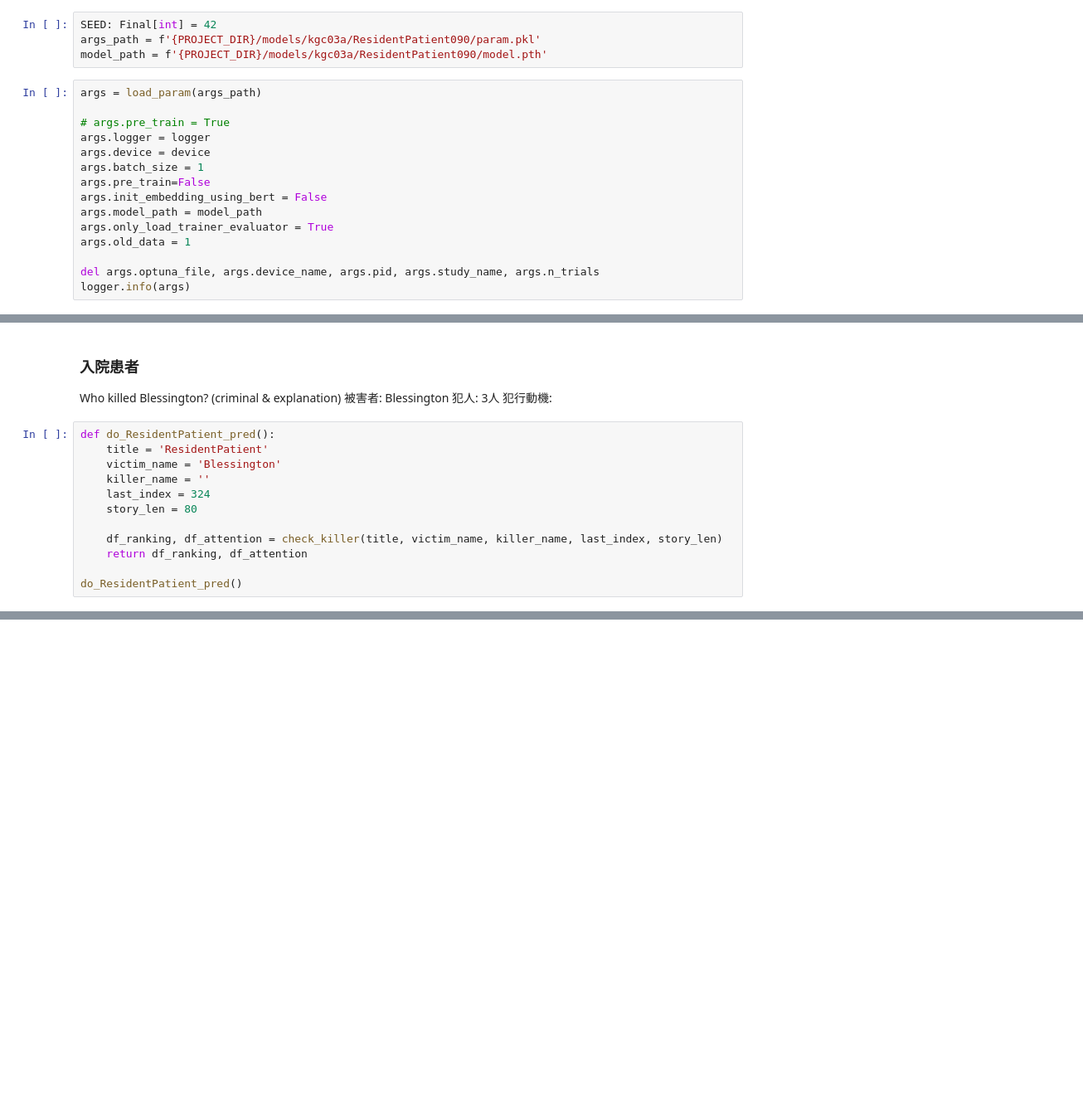
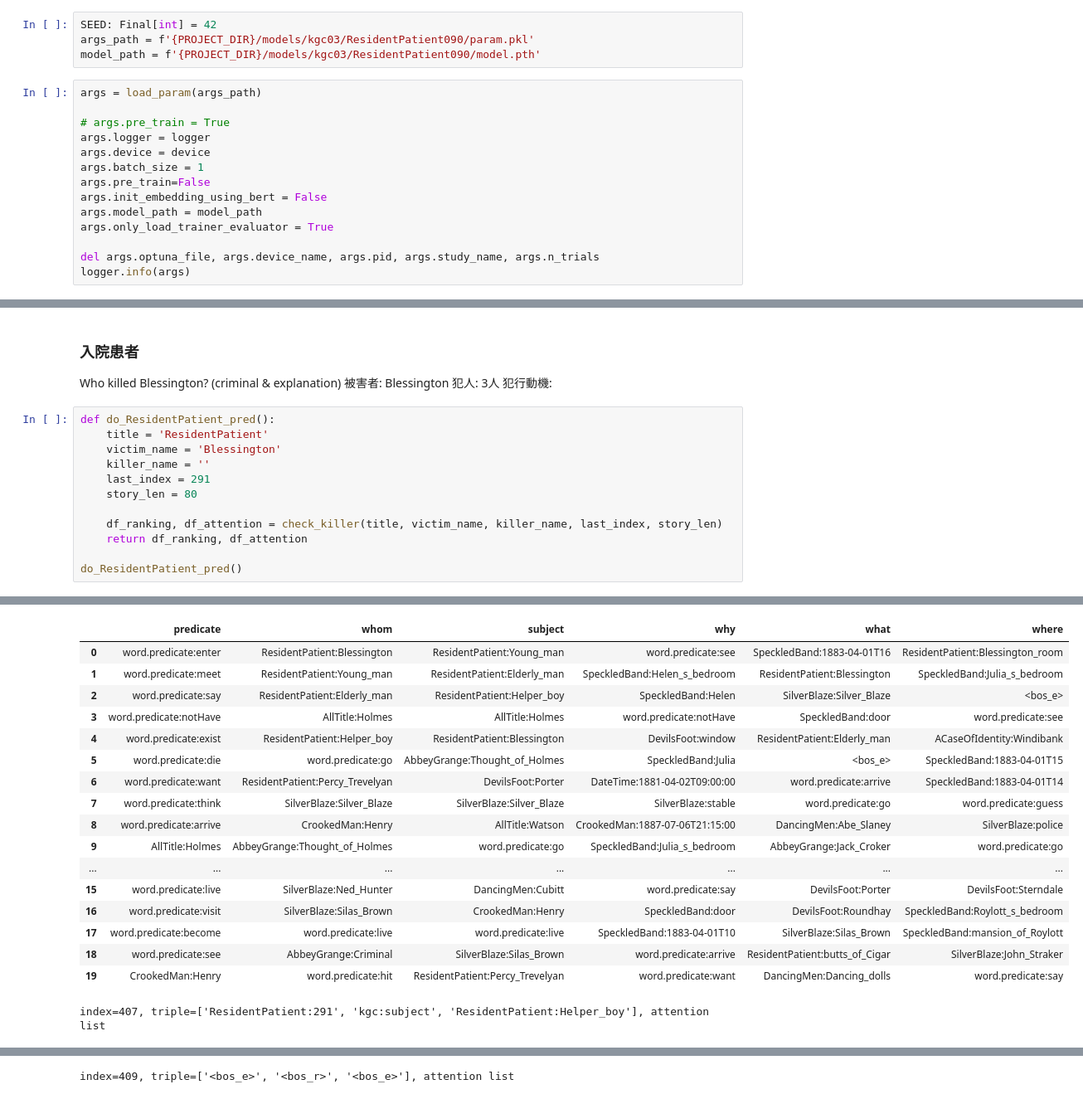
Before and after one commit to RyoyaKaneda-Student/knowledge_graph, a Jupyter notebook: notebooks/kgc03new/ResidentPatient090.ipynb, the cells around one changed output, grey strips where cells are left out. Shown at 83% size. Cells and saved outputs as stored; diff of their text form; blank space fills up the shorter version.

```diff
--- a/notebooks/kgc03new/ResidentPatient090.ipynb
+++ b/notebooks/kgc03new/ResidentPatient090.ipynb
@@ -49,8 +49,8 @@ from utils.torch_ignite import TRAINER, EVALUATOR
 from const.const_values import DATASETS, DATA_HELPER, DATA_LOADERS, TRAIN_RETURNS
 # %%
 SEED: Final[int] = 42
-args_path = f'{PROJECT_DIR}/models/kgc03a/ResidentPatient090/param.pkl'
-model_path = f'{PROJECT_DIR}/models/kgc03a/ResidentPatient090/model.pth'
+args_path = f'{PROJECT_DIR}/models/kgc03/ResidentPatient090/param.pkl'
+model_path = f'{PROJECT_DIR}/models/kgc03/ResidentPatient090/model.pth'
 # %%
 args = load_param(args_path)
 
@@ -62,7 +62,6 @@ args.pre_train=False
 args.init_embedding_using_bert = False
 args.model_path = model_path
 args.only_load_trainer_evaluator = True
-args.old_data = 1
 
 del args.optuna_file, args.device_name, args.pid, args.study_name, args.n_trials
 logger.info(args)
@@ -205,10 +238,11 @@ def do_ResidentPatient_pred():
     title = 'ResidentPatient'
     victim_name = 'Blessington'
     killer_name = ''
-    last_index = 324
+    last_index = 291
     story_len = 80
 
     df_ranking, df_attention = check_killer(title, victim_name, killer_name, last_index, story_len)
     return df_ranking, df_attention
 
 do_ResidentPatient_pred()
+# %% [output]
@@ -214,0 +250,18 @@ do_ResidentPatient_pred()
+|  | predicate | whom | subject | why | what | where |
+| 0 | word.predicate:enter | ResidentPatient:Blessington | ResidentPatient:Young_man | word.predicate:see | SpeckledBand:1883-04-01T16 | ResidentPatient:Blessington_room |
+| 1 | word.predicate:meet | ResidentPatient:Young_man | ResidentPatient:Elderly_man | SpeckledBand:Helen_s_bedroom | ResidentPatient:Blessington | SpeckledBand:Julia_s_bedroom |
+| 2 | word.predicate:say | ResidentPatient:Elderly_man | ResidentPatient:Helper_boy | SpeckledBand:Helen | SilverBlaze:Silver_Blaze | <bos_e> |
+| 3 | word.predicate:notHave | AllTitle:Holmes | AllTitle:Holmes | word.predicate:notHave | SpeckledBand:door | word.predicate:see |
+| 4 | word.predicate:exist | ResidentPatient:Helper_boy | ResidentPatient:Blessington | DevilsFoot:window | ResidentPatient:Elderly_man | ACaseOfIdentity:Windibank |
+| 5 | word.predicate:die | word.predicate:go | AbbeyGrange:Thought_of_Holmes | SpeckledBand:Julia | <bos_e> | SpeckledBand:1883-04-01T15 |
+| 6 | word.predicate:want | ResidentPatient:Percy_Trevelyan | DevilsFoot:Porter | DateTime:1881-04-02T09:00:00 | word.predicate:arrive | SpeckledBand:1883-04-01T14 |
+| 7 | word.predicate:think | SilverBlaze:Silver_Blaze | SilverBlaze:Silver_Blaze | SilverBlaze:stable | word.predicate:go | word.predicate:guess |
+| 8 | word.predicate:arrive | CrookedMan:Henry | AllTitle:Watson | CrookedMan:1887-07-06T21:15:00 | DancingMen:Abe_Slaney | SilverBlaze:police |
+| 9 | AllTitle:Holmes | AbbeyGrange:Thought_of_Holmes | word.predicate:go | SpeckledBand:Julia_s_bedroom | AbbeyGrange:Jack_Croker | word.predicate:go |
+| ... | ... | ... | ... | ... | ... | ... |
+| 15 | word.predicate:live | SilverBlaze:Ned_Hunter | DancingMen:Cubitt | word.predicate:say | DevilsFoot:Porter | DevilsFoot:Sterndale |
+| 16 | word.predicate:visit | SilverBlaze:Silas_Brown | CrookedMan:Henry | SpeckledBand:door | DevilsFoot:Roundhay | SpeckledBand:Roylott_s_bedroom |
+| 17 | word.predicate:become | word.predicate:live | word.predicate:live | SpeckledBand:1883-04-01T10 | SilverBlaze:Silas_Brown | SpeckledBand:mansion_of_Roylott |
+| 18 | word.predicate:see | AbbeyGrange:Criminal | SilverBlaze:Silas_Brown | word.predicate:arrive | ResidentPatient:butts_of_Cigar | SilverBlaze:John_Straker |
+| 19 | CrookedMan:Henry | word.predicate:hit | ResidentPatient:Percy_Trevelyan | word.predicate:want | DancingMen:Dancing_dolls | word.predicate:say |
+index=407, triple=['ResidentPatient:291', 'kgc:subject', 'ResidentPatient:Helper_boy'], attention list
@@ -214,0 +303 @@ do_ResidentPatient_pred()
+index=409, triple=['<bos_e>', '<bos_r>', '<bos_e>'], attention list
```
Also changed, not shown: parts of 5 cells of this notebook, 2 other files.
